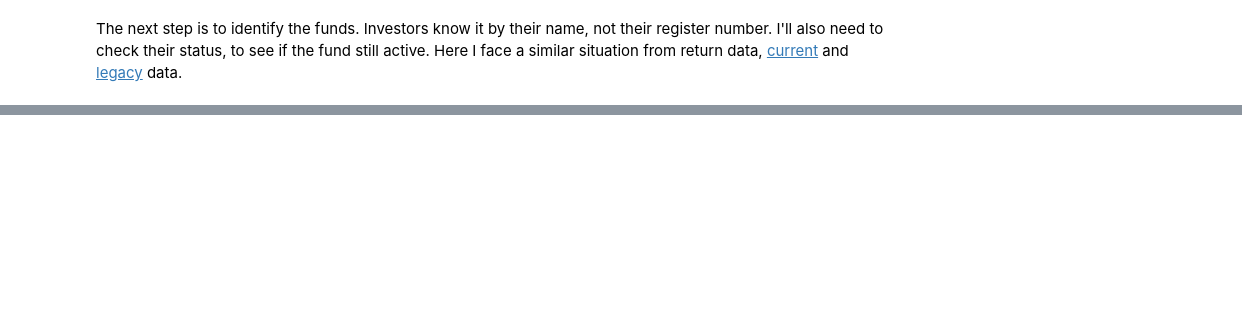
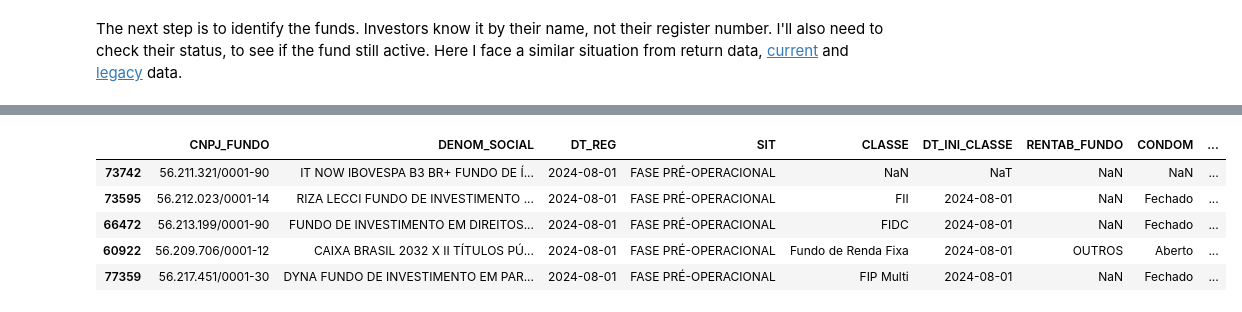
Before and after one commit to Ana-Akaishi/data-science-projects, a Jupyter notebook: BR Investment Funds.ipynb, the cells around one changed output, grey strips where cells are left out. Drawn from its saved outputs; the diff is of its cells as text; code cells hidden in the pictures; blank space fills up the shorter version.

Commit message:
current and legacy data

```diff
--- a/BR Investment Funds.ipynb
+++ b/BR Investment Funds.ipynb
@@ -100,2 +114,17 @@ cvm_daily_return    # Observe we get all monthly data from 2024 to 2000
 # %% [markdown]
 The next step is to identify the funds. Investors know it by their name, not their register number. I'll also need to check their status, to see if the fund still active. Here I face a similar situation from return data, [current](https://dados.cvm.gov.br/dados/FI/CAD/DADOS/cad_fi.csv) and [legacy](https://dados.cvm.gov.br/dados/FI/CAD/DADOS/cad_fi_hist.zip) data.
+# %%
+# Open current register file
+cvm_register = pd.read_csv('https://dados.cvm.gov.br/dados/FI/CAD/DADOS/cad_fi.csv', sep=';', encoding='latin-1')
+
+# Open legacy register file
+## Issue: legacy has several csvs in one zip file
+register_url = 'https://dados.cvm.gov.br/dados/FI/CAD/DADOS/cad_fi_hist.zip'    # Find legacy url
+download_register = requests.get(register_url)  # Reach url online
+register_zip = 'cad_fi_hist.zip'    # Create an object with zipfile name so we can use it on next steps
+with open(register_zip,'wb') as reg_ref:    # Open zipfile to write it on disk
+    reg_ref.write(download_register.content)
+with zipfile.ZipFile(register_zip,'r') as register_zip: # Read zip file
+    reg_csv_lag = [pd.read_csv(register_zip.open(g), sep=';', encoding='latin-1') for g in register_zip.namelist()] # Read each csv and put in all together in one object as a list
+    legacy_register = pd.concat(reg_csv_lag, axis=0, ignore_index=True) # Read all lists into one dataframe
+os.remove('cad_fi_hist.zip')    # Delete legacy refister zip file from our disk
@@ -101,0 +225,6 @@ The next step is to identify the funds. Investors know it by their name, not the
+# %%
+# Merging current and legacy register dataframes based on the columns I selected
+main_cols = ['CNPJ_FUNDO', 'DENOM_SOCIAL', 'DT_REG', 'SIT','CLASSE', 'DT_INI_CLASSE','RENTAB_FUNDO', 'CONDOM', 'FUNDO_COTAS', 'FUNDO_EXCLUSIVO','CPF_CNPJ_GESTOR', 'GESTOR','CNPJ_AUDITOR', 'AUDITOR', 'CNPJ_CUSTODIANTE', 'CUSTODIANTE']
+cvm_complete_reg = cvm_register[main_cols].copy()   # Copu current register dataframe data
+pd.concat([cvm_register,legacy_register], join='inner')   # Concat based on columns in common
+cvm_complete_reg.shape  # Analyze the object shape
@@ -101,0 +233,6 @@ The next step is to identify the funds. Investors know it by their name, not the
+# %%
+# Check data type
+print(cvm_complete_reg.info())  # .info() to see how variables are stored. Observe that date variables are stored as string
+# Convert 'DT_REG' and 'DT_INI_CLASSE' in datetime variables
+cvm_complete_reg['DT_REG'] = pd.to_datetime(cvm_complete_reg['DT_REG'])
+cvm_complete_reg['DT_INI_CLASSE'] = pd.to_datetime(cvm_complete_reg['DT_INI_CLASSE'])
@@ -101,0 +278,11 @@ The next step is to identify the funds. Investors know it by their name, not the
+# %%
+# Check to see if I got the current data right
+cvm_complete_reg.sort_values(by=['DT_REG'], inplace=True,ascending=False)
+cvm_complete_reg.head()
+# %% [output]
+|  | CNPJ_FUNDO | DENOM_SOCIAL | DT_REG | SIT | CLASSE | DT_INI_CLASSE | RENTAB_FUNDO | CONDOM | ... |
+| 73742 | 56.211.321/0001-90 | IT NOW IBOVESPA B3 BR+ FUNDO DE Í... | 2024-08-01 | FASE PRÉ-OPERACIONAL | NaN | NaT | NaN | NaN | ... |
+| 73595 | 56.212.023/0001-14 | RIZA LECCI FUNDO DE INVESTIMENTO ... | 2024-08-01 | FASE PRÉ-OPERACIONAL | FII | 2024-08-01 | NaN | Fechado | ... |
+| 66472 | 56.213.199/0001-90 | FUNDO DE INVESTIMENTO EM DIREITOS... | 2024-08-01 | FASE PRÉ-OPERACIONAL | FIDC | 2024-08-01 | NaN | Fechado | ... |
+| 60922 | 56.209.706/0001-12 | CAIXA BRASIL 2032 X II TÍTULOS PÚ... | 2024-08-01 | FASE PRÉ-OPERACIONAL | Fundo de Renda Fixa | 2024-08-01 | OUTROS | Aberto | ... |
+| 77359 | 56.217.451/0001-30 | DYNA FUNDO DE INVESTIMENTO EM PAR... | 2024-08-01 | FASE PRÉ-OPERACIONAL | FIP Multi | 2024-08-01 | NaN | Fechado | ... |
```
Also changed, not shown: parts of 8 cells of this notebook.
